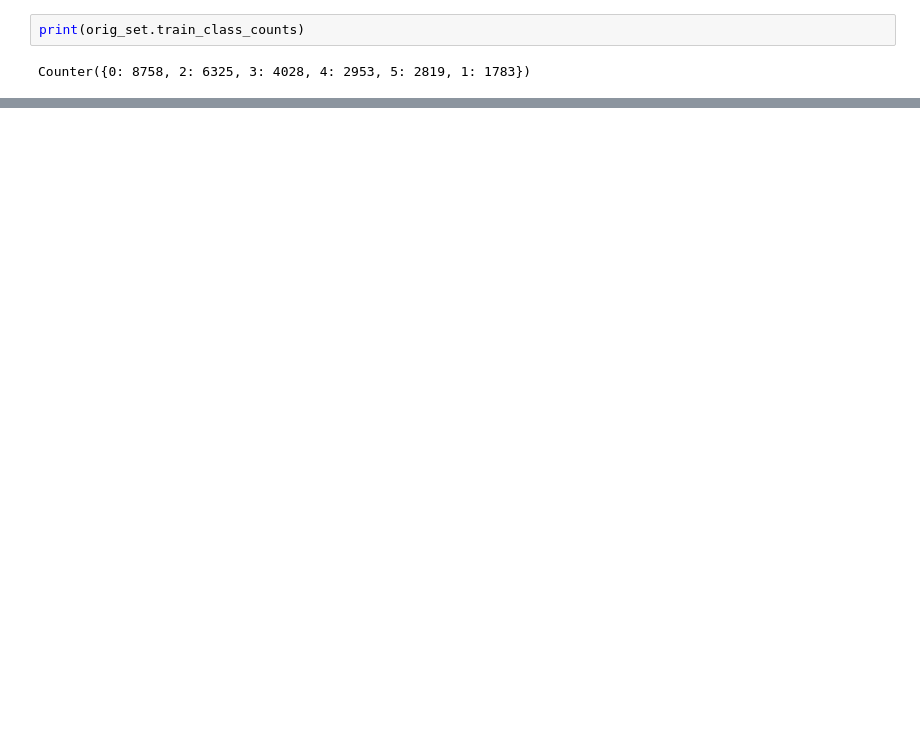
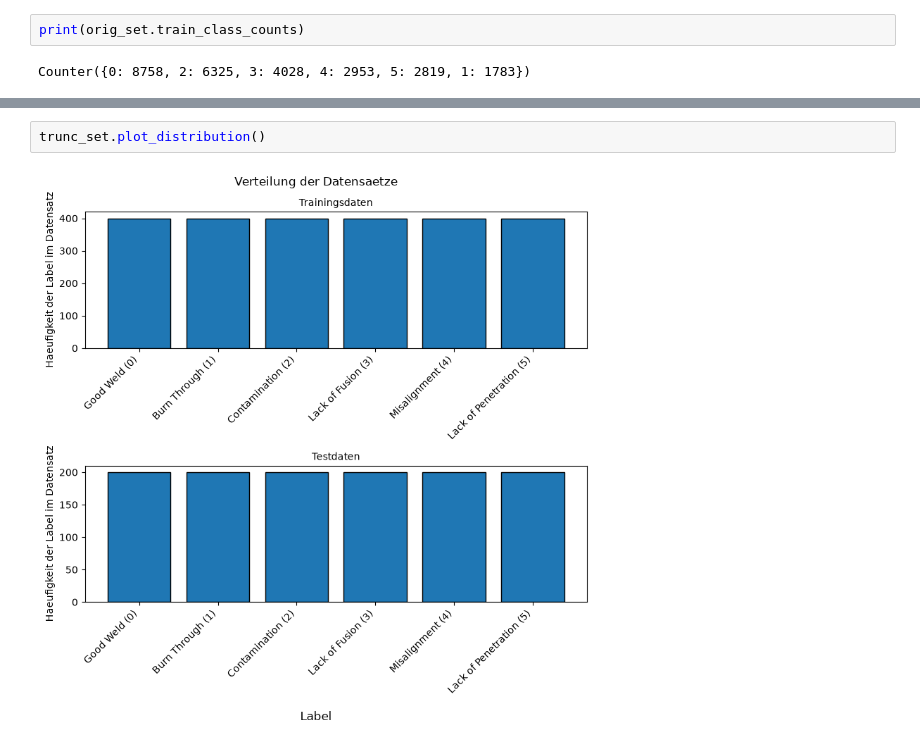
Before and after one commit to DominikSchuck/MLiP_Project, a Jupyter notebook: projekt_klassifikation.ipynb, the cells around one changed output, grey strips where cells are left out. Drawn from its saved outputs; the diff is of its cells as text; blank space fills up the shorter version.

```diff
--- a/projekt_klassifikation.ipynb
+++ b/projekt_klassifikation.ipynb
@@ -406 +447,5 @@ Test Bilder: 6588
   ...})
+# %%
+trunc_set.plot_distribution()
+# %% [output]
+[figure, added]
```
Also changed, not shown: parts of 10 cells of this notebook, 7 other files.
